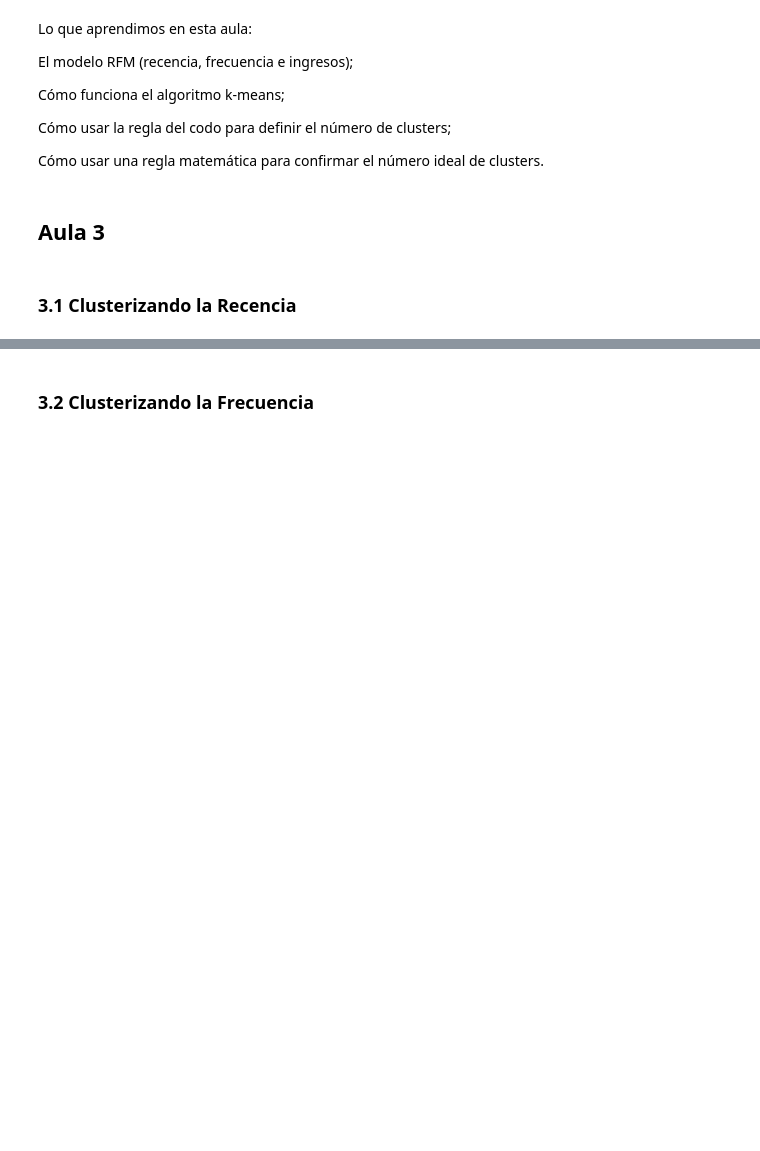
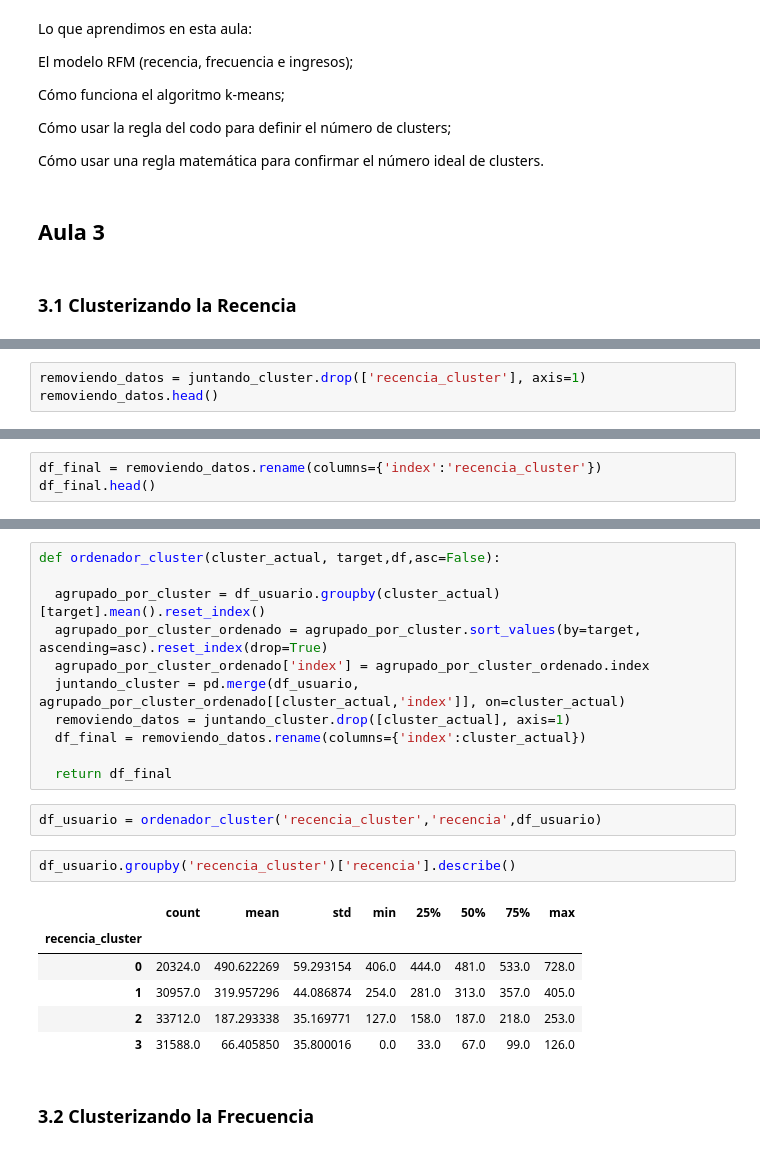
Before and after one commit to AdrianCPC/Profundizacion_Data_Analysis, a Jupyter notebook: Segmentos_de_Clientes.ipynb, the cells around one changed output, grey strips where cells are left out. Saved outputs shown, nothing was run; the diff lists cells and outputs as text; blank space fills up the shorter version.

```diff
--- a/Segmentos_de_Clientes.ipynb
+++ b/Segmentos_de_Clientes.ipynb
@@ -347,0 +396,3 @@ Cómo usar una regla matemática para confirmar el número ideal de clusters.
+# %%
+removiendo_datos = juntando_cluster.drop(['recencia_cluster'], axis=1)
+removiendo_datos.head()
@@ -347,0 +406,3 @@ Cómo usar una regla matemática para confirmar el número ideal de clusters.
+# %%
+df_final = removiendo_datos.rename(columns={'index':'recencia_cluster'})
+df_final.head()
@@ -348,2 +423,24 @@ Cómo usar una regla matemática para confirmar el número ideal de clusters.
+# %%
+def ordenador_cluster(cluster_actual, target,df,asc=False):
+
+  agrupado_por_cluster = df_usuario.groupby(cluster_actual)[target].mean().reset_index()
+  agrupado_por_cluster_ordenado = agrupado_por_cluster.sort_values(by=target, ascending=asc).reset_index(drop=True)
+  agrupado_por_cluster_ordenado['index'] = agrupado_por_cluster_ordenado.index
+  juntando_cluster = pd.merge(df_usuario, agrupado_por_cluster_ordenado[[cluster_actual,'index']], on=cluster_actual)
+  removiendo_datos = juntando_cluster.drop([cluster_actual], axis=1)
+  df_final = removiendo_datos.rename(columns={'index':cluster_actual})
+
+  return df_final
+# %%
+df_usuario = ordenador_cluster('recencia_cluster','recencia',df_usuario)
+# %%
+df_usuario.groupby('recencia_cluster')['recencia'].describe()
+# %% [output]
+|  | count | mean | std | min | 25% | 50% | 75% | max |
+| recencia_cluster |  |  |  |  |  |  |  |  |
+| 0 | 20324.0 | 490.622269 | 59.293154 | 406.0 | 444.0 | 481.0 | 533.0 | 728.0 |
+| 1 | 30957.0 | 319.957296 | 44.086874 | 254.0 | 281.0 | 313.0 | 357.0 | 405.0 |
+| 2 | 33712.0 | 187.293338 | 35.169771 | 127.0 | 158.0 | 187.0 | 218.0 | 253.0 |
+| 3 | 31588.0 | 66.405850 | 35.800016 | 0.0 | 33.0 | 67.0 | 99.0 | 126.0 |
 # %% [markdown]
 ### 3.2 Clusterizando la Frecuencia
```
Also changed, not shown: parts of 27 cells of this notebook.
